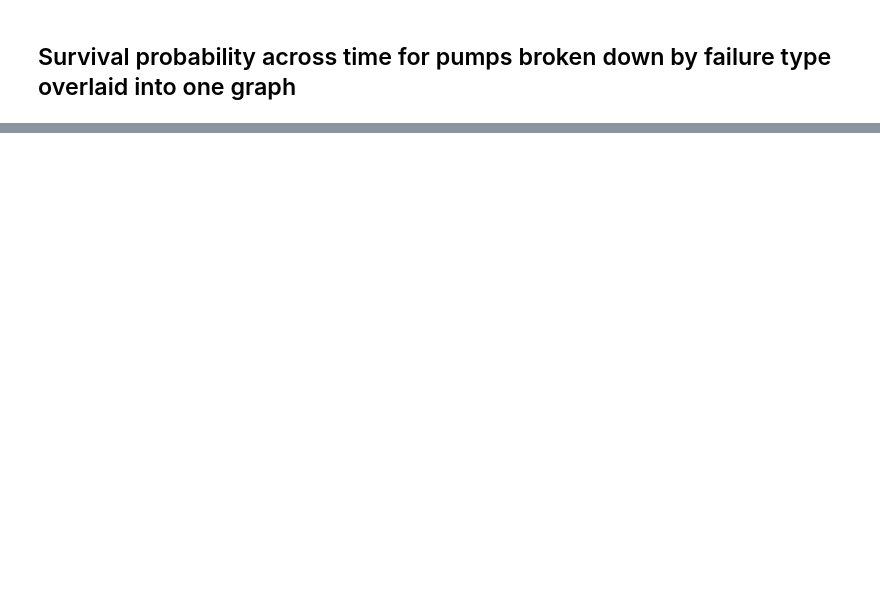
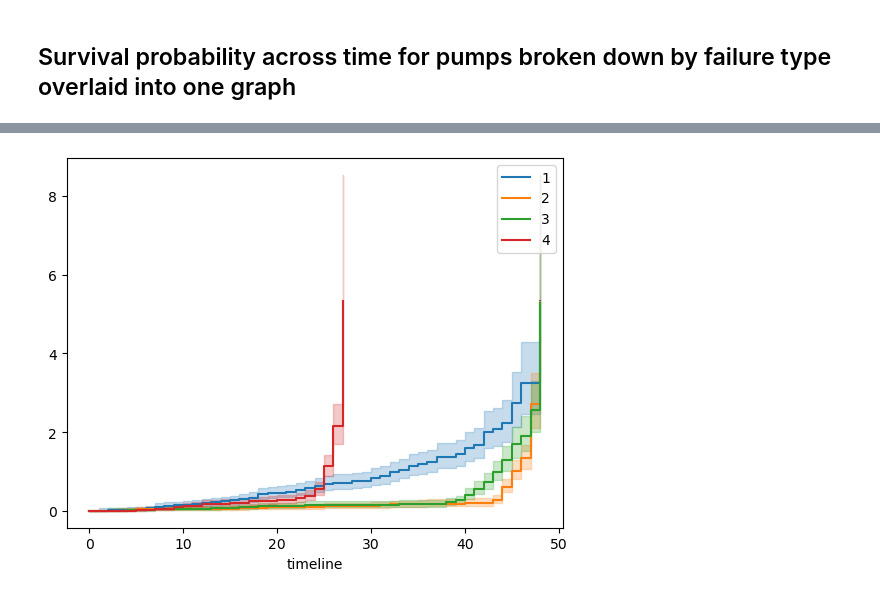
Before and after one commit to SterlingHayden/Survival-Analysis, a Jupyter notebook: HW/HW-01/HW-01.ipynb, the cells around one changed output, grey strips where cells are left out. Cells and saved outputs as stored; diff of their text form; code cells hidden in the pictures; blank space fills up the shorter version.

```diff
--- a/HW/HW-01/HW-01.ipynb
+++ b/HW/HW-01/HW-01.ipynb
@@ -86,0 +92,8 @@ plt.show()
+# %%
+cum_haz=NelsonAalenFitter()
+for group in df_fail['reason'].unique():
+    cum_haz.fit(df_fail[df_fail['reason'] == group]['hour'], label=group)
+    cum_haz.plot_cumulative_hazard()
+plt.show()
+# %% [output]
+[figure, added]
```
Also changed, not shown: parts of 12 cells of this notebook.
